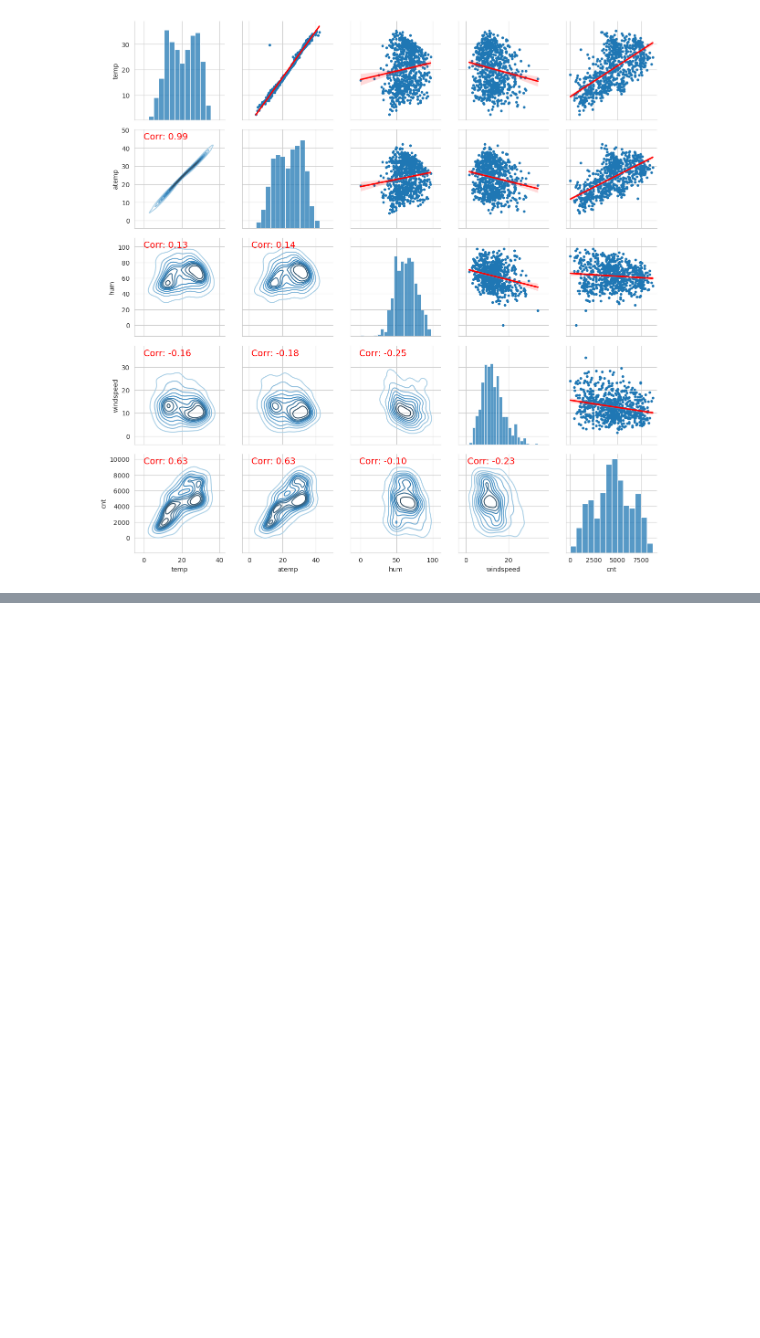
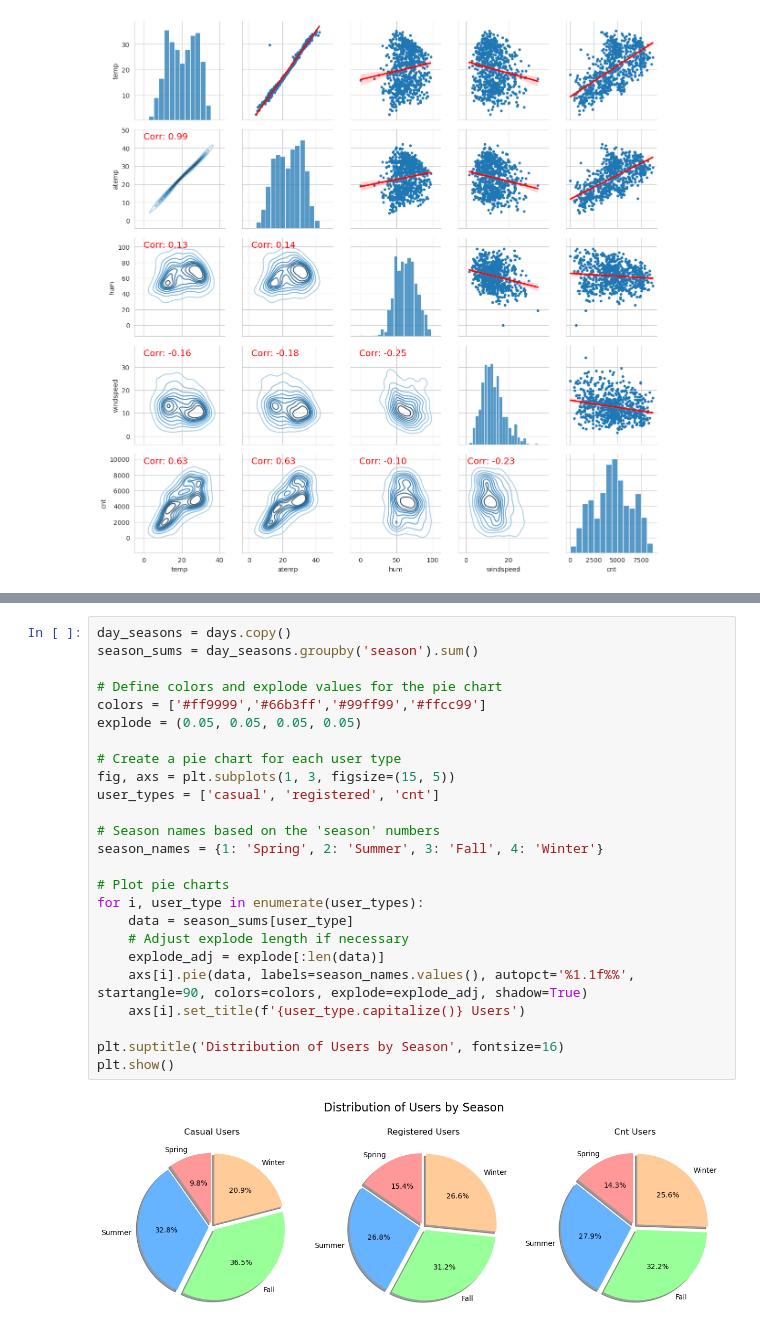
Before and after one commit to chongwen8/CSCE-679-Group-Project, a Jupyter notebook: Project.ipynb, the cells around one changed output, grey strips where cells are left out. Drawn from its saved outputs; the diff is of its cells as text; blank space fills up the shorter version.

```diff
--- a/Project.ipynb
+++ b/Project.ipynb
@@ -224,0 +295,27 @@ plt.show()
+# %%
+day_seasons = days.copy()
+season_sums = day_seasons.groupby('season').sum()
+
+# Define colors and explode values for the pie chart
+colors = ['#ff9999','#66b3ff','#99ff99','#ffcc99']
+explode = (0.05, 0.05, 0.05, 0.05)
+
+# Create a pie chart for each user type
+fig, axs = plt.subplots(1, 3, figsize=(15, 5))
+user_types = ['casual', 'registered', 'cnt']
+
+# Season names based on the 'season' numbers
+season_names = {1: 'Spring', 2: 'Summer', 3: 'Fall', 4: 'Winter'}
+
+# Plot pie charts
+for i, user_type in enumerate(user_types):
+    data = season_sums[user_type]
+    # Adjust explode length if necessary
+    explode_adj = explode[:len(data)]
+    axs[i].pie(data, labels=season_names.values(), autopct='%1.1f%%', startangle=90, colors=colors, explode=explode_adj, shadow=True)
+    axs[i].set_title(f'{user_type.capitalize()} Users')
+
+plt.suptitle('Distribution of Users by Season', fontsize=16)
+plt.show()
+# %% [output]
+[figure, added]
```
Also changed, not shown: parts of 3 cells of this notebook.
